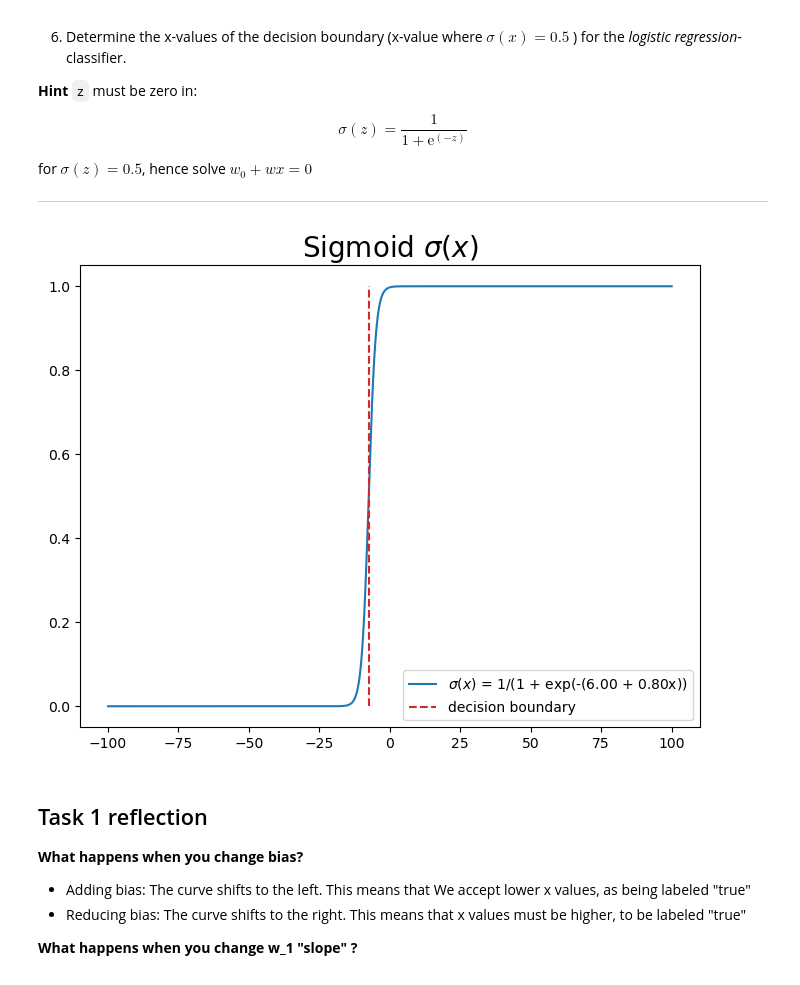
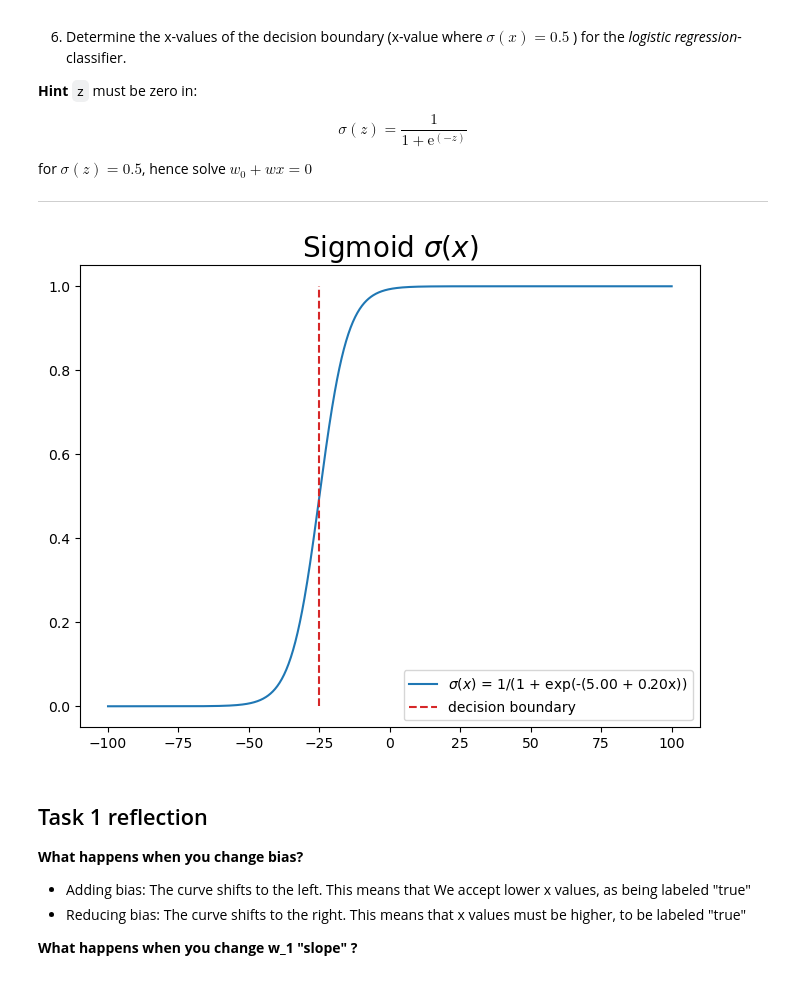
Before and after one commit to Grumlebob/MachineLearning2024, a Jupyter notebook: Exercises/vscode/W09/02-logistic_regression.ipynb, the cells around one changed output. Saved outputs shown, nothing was run; the diff lists cells and outputs as text; code cells hidden in the pictures.

```diff
--- a/Exercises/vscode/W09/02-logistic_regression.ipynb
+++ b/Exercises/vscode/W09/02-logistic_regression.ipynb
@@ -92,35 +92,35 @@ for $\sigma(z)=0.5$, hence solve $w_0 + w x = 0$
 def linear_sigmoid(x,b,w) :  # sigmoid function
     """
     :param x: 1D array of the (single) input-feature values.
     :param b: The bias parameter of the model.
     :param W: The weight parameter of the model.
 
     :return (float): output values of the sigmoid function.
     """
     # Linear combination: z = w0 + w1 * x
     z = b + w * x
 
     # Apply sigmoid function: sigma(z) = 1 / (1 + exp(-z))
     return 1 / (1 + np.exp(-z))
 
 xs = np.linspace(-100,100,1000) ### linspace of "input features"
 
-params = [6,0.80] # bias and weight
+params = [5,0.2] # bias and weight
 
 # Calculate the decision boundary where sigma(z) = 0.5
 # We know that sigma(z) = 0.5 when z = 0, so solve for x where b + w * x = 0
 b, w = params
 Decision_boundary = -b / w  # Solves for x at which z = 0 (sigma(z) = 0.5)
 
 ### plotting ####
 plt.figure(figsize=(8,6))
 plt.plot(xs, linear_sigmoid(xs,params[0],params[1]),label = r"$\sigma(x)$ = 1/(1 + exp(-(%.2f + %.2fx))"%(params[0],params[1]))
 plt.plot([Decision_boundary,Decision_boundary],[0,1],'--C3',label = 'decision boundary')
 plt.title(r"Sigmoid $\sigma(x)$", fontsize=20)
 plt.legend()
 plt.show()
 # %% [output]
-[figure, old version]
+[figure, new version]
 # %% [markdown]
 ## Task 1 reflection
 
```
Also changed, not shown: parts of 7 cells of this notebook, 5 other files.
